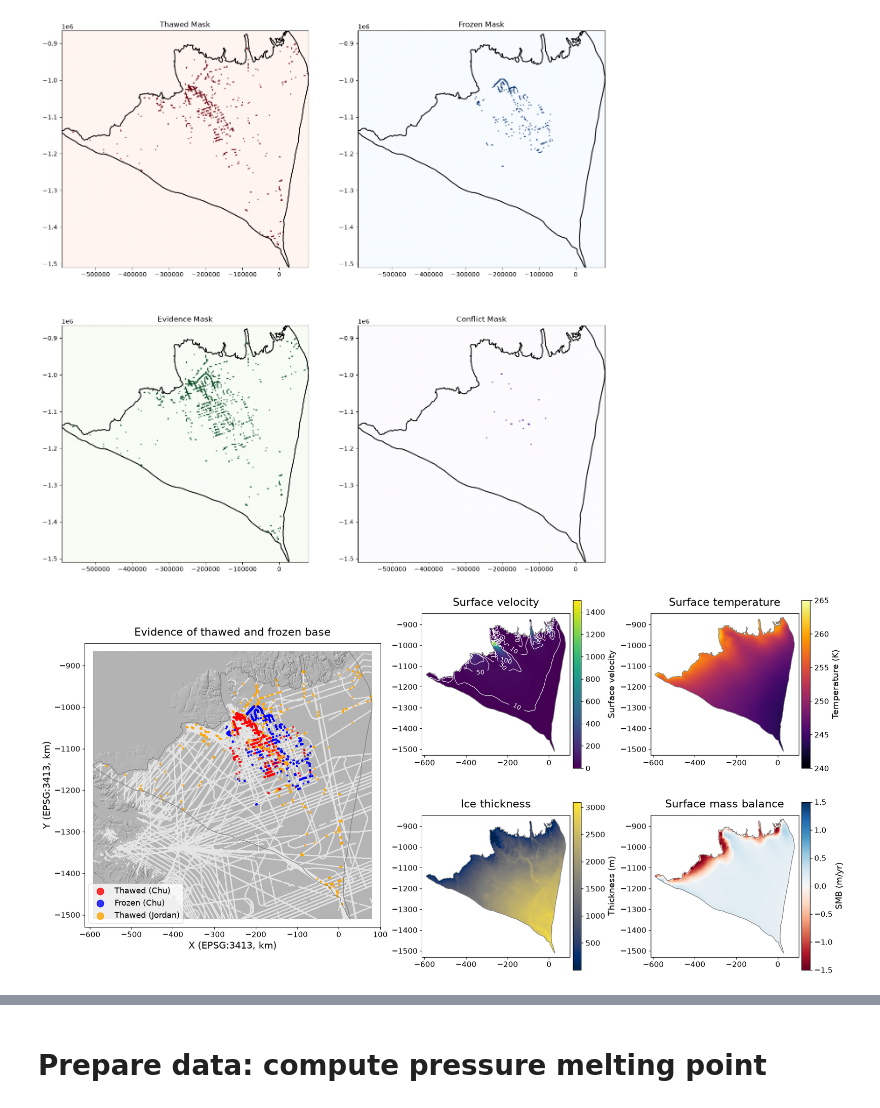
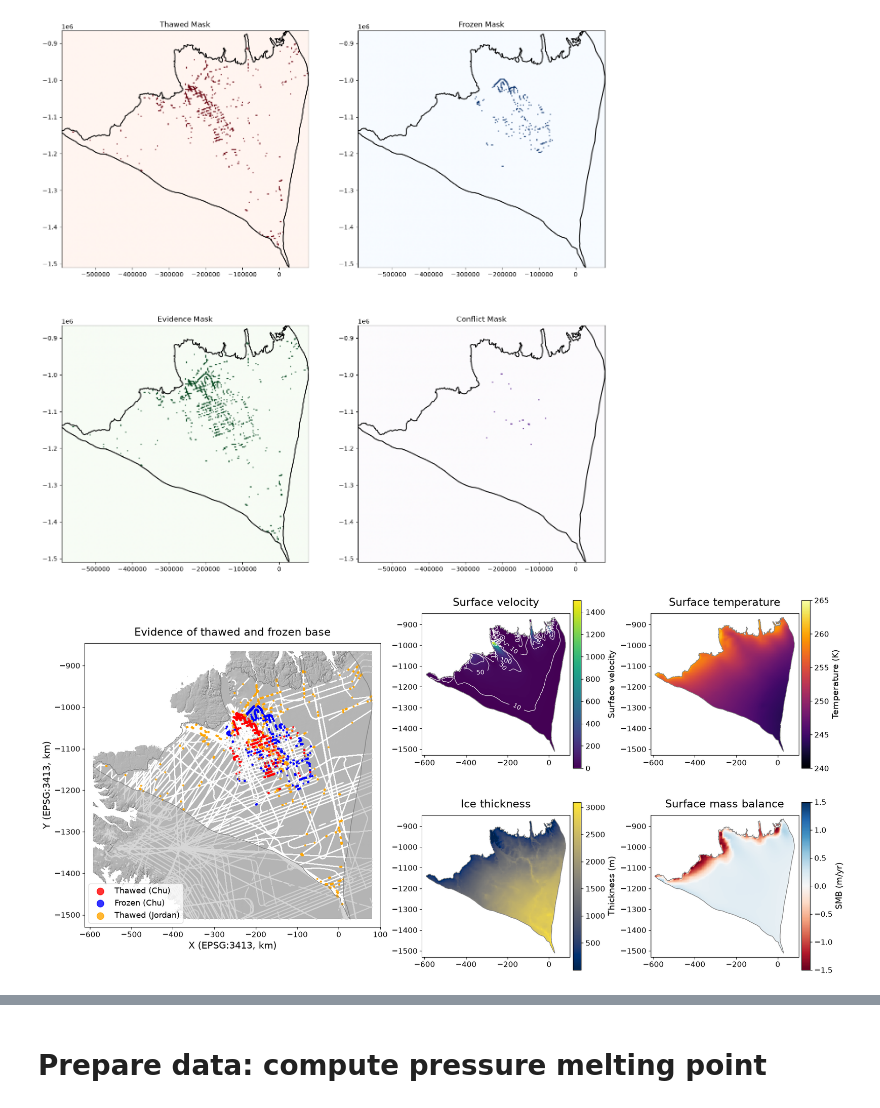
Before and after one commit to alastairyang/petermann-inference, a Jupyter notebook: notebooks/DataPreparation.ipynb, the cells around one changed output, grey strips where cells are left out. Saved outputs shown, nothing was run; the diff lists cells and outputs as text; code cells hidden in the pictures.

Commit message:
update the basic petermann map, including masking out non-greenland and gradient color the flight lines

```diff
--- a/notebooks/DataPreparation.ipynb
+++ b/notebooks/DataPreparation.ipynb
@@ -64,6 +64,7 @@ thickness = loadmat(small_data_path + "ice_thickness.mat")["output"]["h"][0][0]
 vel       = loadmat(small_data_path + "velocity.mat")["output"]["vel"][0][0]
 Ts        = loadmat(small_data_path + "Ts.mat")["output"]["Ts"][0][0]
 smb       = loadmat(small_data_path + "smb.mat")["output"]["smb"][0][0]
+land_type = loadmat(small_data_path + "land_types.mat")["masks"][0][0]
 # %% [output]
 Loaded 500 simulations.
 # %% [markdown]
@@ -403,6 +405,28 @@ plt.show()
 # %% [output]
 [figure]
 # %%
+from matplotlib.colors import ListedColormap
+from matplotlib.path import Path
+
+def format_map(ax, title, show_crs=False):
+    """Apply common boundary, padded limits, and font settings."""
+    ax.plot(
+        boundary_km[:, 0],
+        boundary_km[:, 1],
+        color="grey",
+        linewidth=1,
+        zorder=5,
+    )
+
+    ax.set_xlim(extent_km[0] - x_pad, extent_km[1] + x_pad)
+    ax.set_ylim(extent_km[2] - y_pad, extent_km[3] + y_pad)
+    ax.set_aspect("equal")
+
+    coordinate_units = "km, EPSG:3413" if show_crs else "km"
+    ax.set_title(title, fontsize=TITLE_SIZE, pad=12)
+    ax.tick_params(axis="both", labelsize=TICK_SIZE)
+
+
 # Convert the existing extent and boundary coordinates from meters to km.
 extent_km = np.asarray(extent, dtype=float) / 1000.0
 boundary_km = np.asarray(boundary_xy) / 1000.0
@@ -441,38 +465,54 @@ ax_evidence.imshow(
     zorder=1,
 )
 
-def format_map(ax, title, show_crs=False):
-    """Apply common boundary, padded limits, and font settings."""
-    ax.plot(
-        boundary_km[:, 0],
-        boundary_km[:, 1],
-        color="grey",
-        linewidth=1,
-        zorder=5,
-    )
+# Overlay white mask for ocean / outside Greenland (values 0 and 4)
+land_x_km = np.asarray(land_type["x"], dtype=float) / 1000.0
+land_y_km = np.asarray(land_type["y"], dtype=float) / 1000.0
+land_data = np.asarray(land_type["data"])
 
-    ax.set_xlim(extent_km[0] - x_pad, extent_km[1] + x_pad)
-    ax.set_ylim(extent_km[2] - y_pad, extent_km[3] + y_pad)
-    ax.set_aspect("equal")
+outside_mask = np.where((land_data == 0) | (land_data == 4), 1.0, np.nan)
+land_extent_km = [land_x_km.min(), land_x_km.max(), land_y_km.min(), land_y_km.max()]
+land_origin = "lower"
 
-    coordinate_units = "km, EPSG:3413" if show_crs else "km"
-    # ax.set_xlabel(f"X ({coordinate_units})", fontsize=LABEL_SIZE)
-    # ax.set_ylabel(f"Y ({coordinate_units})", fontsize=LABEL_SIZE)
-    ax.set_title(title, fontsize=TITLE_SIZE, pad=12)
-    ax.tick_params(axis="both", labelsize=TICK_SIZE)
-
+ax_evidence.imshow(
+    outside_mask,
+    extent=land_extent_km,
+    origin=land_origin,
+    cmap=ListedColormap(["white"]),
+    interpolation="nearest",
+    zorder=2,
+)
 
 # ------------------------------------------------------------------
 # Evidence locations: scatter points only, with no field underneath.
 # ------------------------------------------------------------------
+oib_x_km = np.asarray(oib_data_x_rec) / 1000.0
+oib_y_km = np.asarray(oib_data_y_rec) / 1000.0
+
+inside_mask = Path(boundary_km).contains_points(
+    np.column_stack([oib_x_km, oib_y_km])
+)
+
+# OIB points outside the domain: faded / transparent
 ax_evidence.scatter(
-    np.asarray(oib_data_x_rec) / 1000.0,
-    np.asarray(oib_data_y_rec) / 1000.0,
+    oib_x_km[~inside_mask],
+    oib_y_km[~inside_mask],
     s=0.5,
-    color=(0.9, 0.9, 0.9),
-    alpha=1,
+    color=(0.85, 0.85, 0.85),
+    alpha=0.45,
     zorder=4,
 )
+
+# OIB points inside the domain: bright white and fully opaque
+ax_evidence.scatter(
+    oib_x_km[inside_mask],
+    oib_y_km[inside_mask],
+    s=0.5,
+    color="white",
+    alpha=1.0,
+    zorder=4,
+)
+
 
 ax_evidence.scatter(
     np.asarray(chu_thawed_x) / 1000.0,
@@ -570,31 +610,31 @@ for ax, pixelated, key, title, cmap, vmin, vmax in field_panels:
 
     if key == "vel":
         contours = ax.contour(
             np.ma.masked_invalid(data),
             levels=[10, 50, 100, 1000],
             colors="white",
             linewidths=0.8,
             extent=extent_km,
             origin="lower",
             zorder=2,
         )
 
         ax.clabel(
             contours,
             inline=True,
             fmt="%g",
             fontsize=CONTOUR_LABEL_SIZE,
             colors="white",
         )
 
 
 # No overall figure title.
 fig.savefig(
     "../figs/evidence_and_fields.png",
     dpi=300,
     bbox_inches="tight",
 )
 
 plt.show()
 # %% [output]
-[figure, old version]
+[figure, new version]
```
Also changed, not shown: parts of 3 cells of this notebook, 3 other files.
